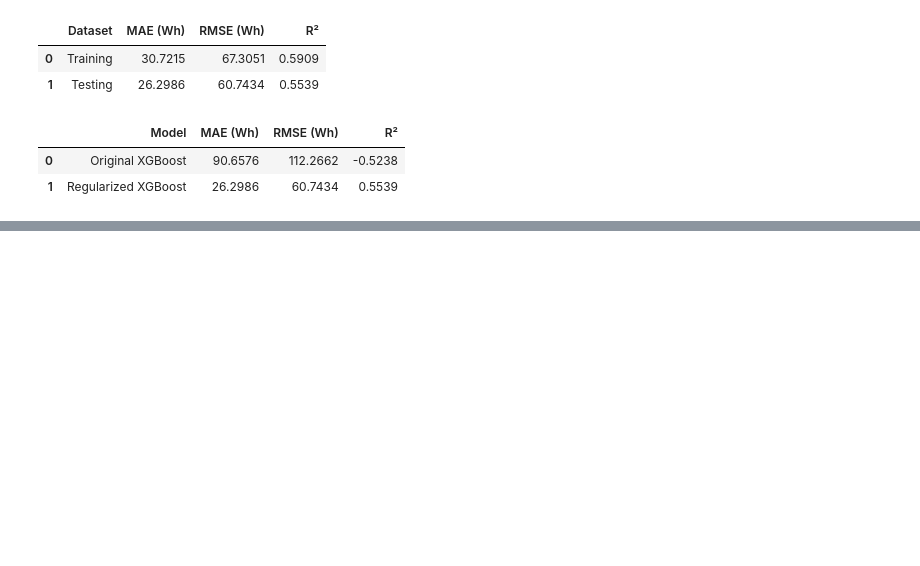
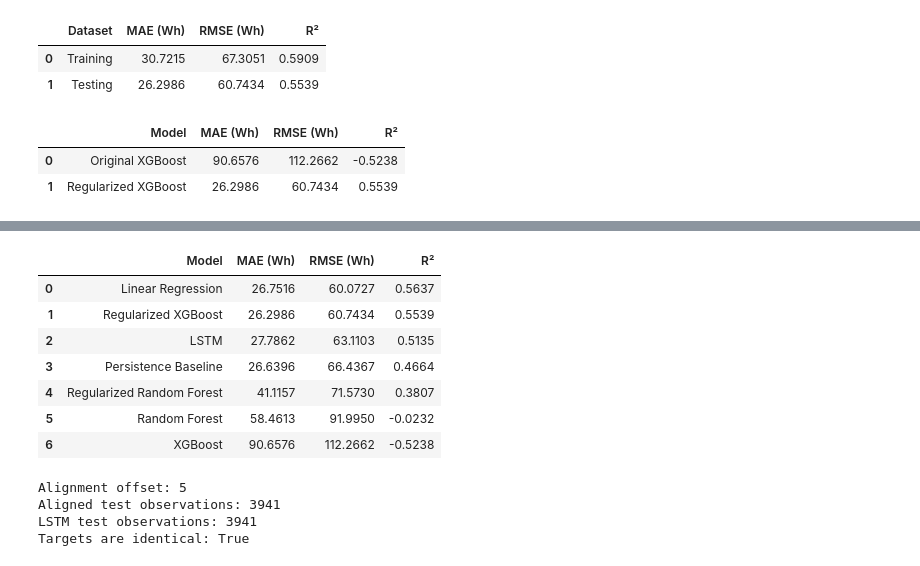
Before and after one commit to damisar/Smart_Home_Energy_Consumption_Prediction, a Jupyter notebook: notebook/Smart_Home_Energy_Consumption_Prediction.ipynb, the cells around one changed output, grey strips where cells are left out. Cells and saved outputs as stored; diff of their text form; code cells hidden in the pictures; blank space fills up the shorter version.

```diff
--- a/notebook/Smart_Home_Energy_Consumption_Prediction.ipynb
+++ b/notebook/Smart_Home_Energy_Consumption_Prediction.ipynb
@@ -1566,0 +1765,80 @@ display(xgb_comparison.round(4))
+# %%
+# Section 4.8.1: Preliminary Comparison of Forecasting Models
+
+model_results = pd.DataFrame({
+    "Model": [
+        "Persistence Baseline",
+        "Linear Regression",
+        "Random Forest",
+        "Regularized Random Forest",
+        "XGBoost",
+        "Regularized XGBoost",
+        "LSTM"
+    ],
+    "MAE (Wh)": [
+        persistence_mae,
+        lr_mae,
+        rf_mae,
+        rf_tuned_results.loc[1, "MAE (Wh)"],
+        xgb_mae,
+        xgb_tuned_results.loc[1, "MAE (Wh)"],
+        lstm_mae
+    ],
+    "RMSE (Wh)": [
+        persistence_rmse,
+        lr_rmse,
+        rf_rmse,
+        rf_tuned_results.loc[1, "RMSE (Wh)"],
+        xgb_rmse,
+        xgb_tuned_results.loc[1, "RMSE (Wh)"],
+        lstm_rmse
+    ],
+    "R²": [
+        persistence_r2,
+        lr_r2,
+        rf_r2,
+        rf_tuned_results.loc[1, "R²"],
+        xgb_r2,
+        xgb_tuned_results.loc[1, "R²"],
+        lstm_r2
+    ]
+})
+
+# Rank models by RMSE (lower is better)
+model_results = model_results.sort_values(
+    by="RMSE (Wh)"
+).reset_index(drop=True)
+
+display(model_results.round(4))
+# %% [output]
+|  | Model | MAE (Wh) | RMSE (Wh) | R² |
+| 0 | Linear Regression | 26.7516 | 60.0727 | 0.5637 |
+| 1 | Regularized XGBoost | 26.2986 | 60.7434 | 0.5539 |
+| 2 | LSTM | 27.7862 | 63.1103 | 0.5135 |
+| 3 | Persistence Baseline | 26.6396 | 66.4367 | 0.4664 |
+| 4 | Regularized Random Forest | 41.1157 | 71.5730 | 0.3807 |
+| 5 | Random Forest | 58.4613 | 91.9950 | -0.0232 |
+| 6 | XGBoost | 90.6576 | 112.2662 | -0.5238 |
+# %%
+# Section 4.8.2: Align Testing Periods Across All Models
+
+# The LSTM starts predicting after the first five test observations
+alignment_offset = len(y_test_forecast) - len(y_test_lstm)
+
+# Align the target values
+y_test_aligned = np.asarray(y_test_forecast)[alignment_offset:]
+
+# Verify that both models use identical target observations
+print("Alignment offset:", alignment_offset)
+print("Aligned test observations:", len(y_test_aligned))
+print("LSTM test observations:", len(y_test_lstm))
+
+print(
+    "Targets are identical:",
+    np.allclose(y_test_aligned, np.asarray(y_test_lstm))
+)
+# %% [output]
+Alignment offset: 5
+Aligned test observations: 3941
+LSTM test observations: 3941
+Targets are identical: True
```
Also changed, not shown: parts of 9 cells of this notebook, 1 other file.
